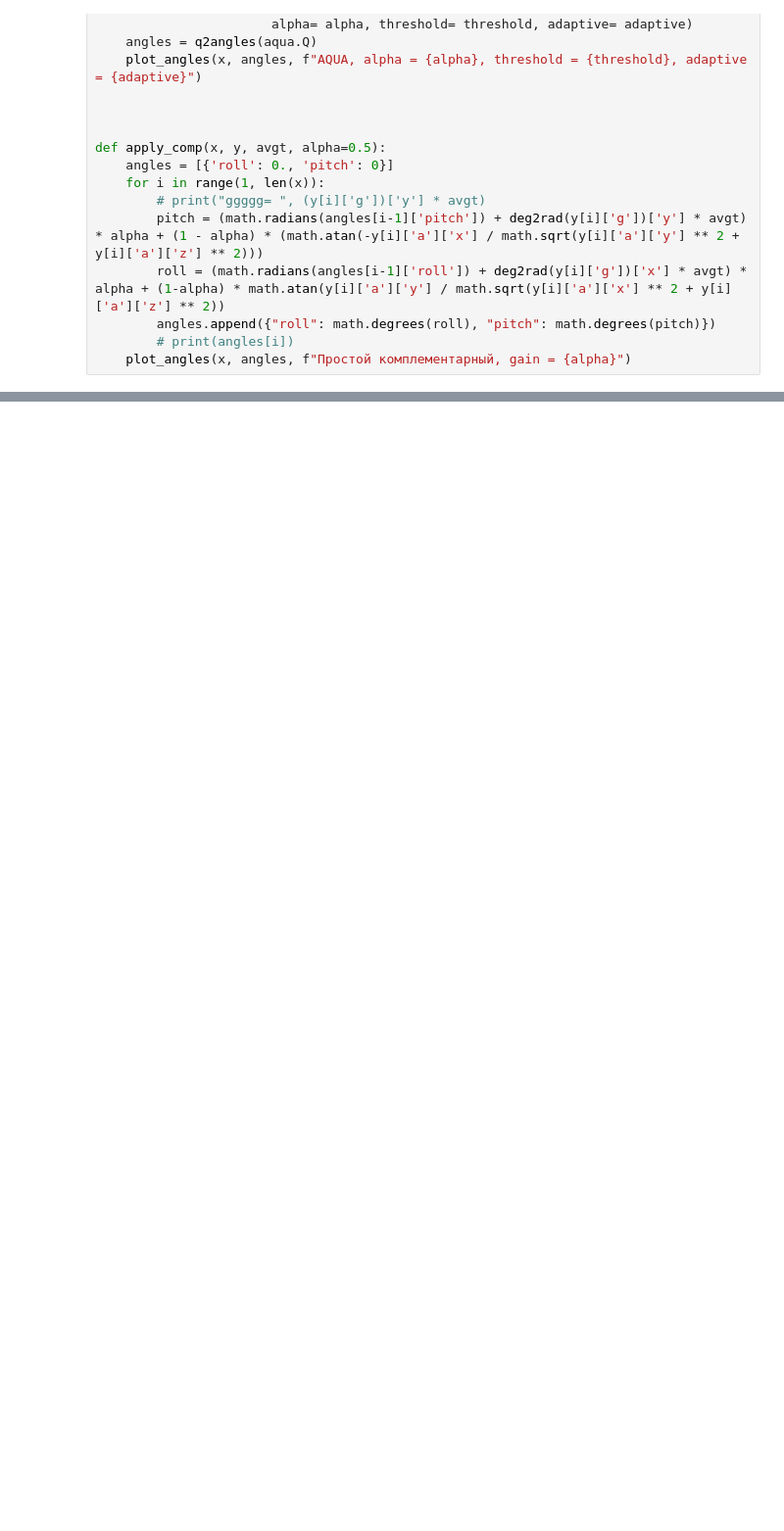
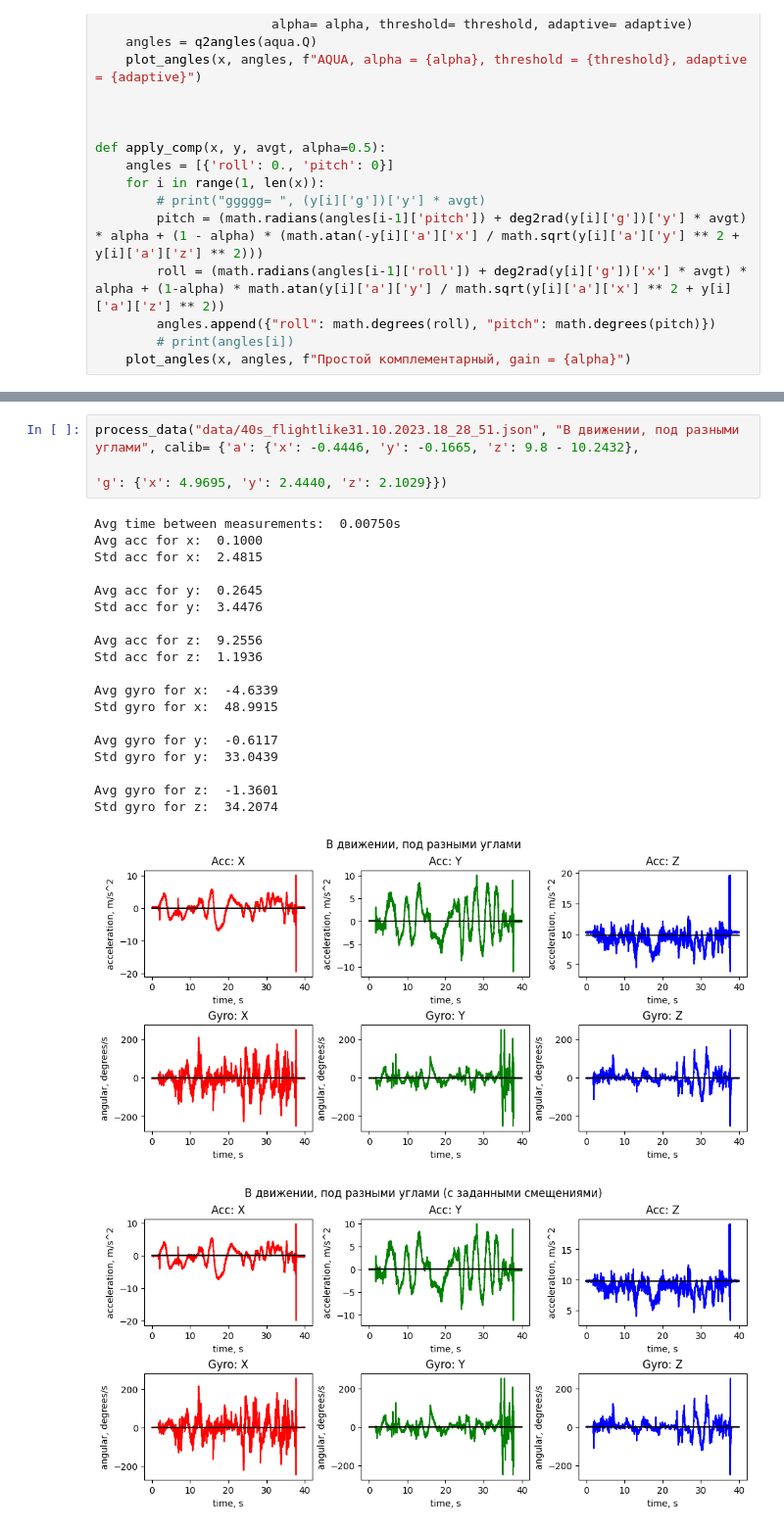
Before and after one commit to cbipok930/IMU-data-processing, a Jupyter notebook: n_Current.ipynb, the cells around one changed output, grey strips where cells are left out. Shown at 98% size. Drawn from its saved outputs; the diff is of its cells as text; blank space fills up the shorter version.

```diff
--- a/n_Current.ipynb
+++ b/n_Current.ipynb
@@ -231,3 +240,27 @@ Std roll:  0.02659
 
 Avg pitch:  -0.00003
 Std pitch:  0.02876
+# %%
+process_data("data/40s_flightlike31.10.2023.18_28_51.json", "В движении, под разными углами", calib= {'a': {'x': -0.4446, 'y': -0.1665, 'z': 9.8 - 10.2432},
+                                                                                                     'g': {'x': 4.9695, 'y': 2.4440, 'z': 2.1029}})
+# %% [output]
+Avg time between measurements:  0.00750s
+Avg acc for x:  0.1000
+Std acc for x:  2.4815
+
+Avg acc for y:  0.2645
+Std acc for y:  3.4476
+
+Avg acc for z:  9.2556
+Std acc for z:  1.1936
+
+Avg gyro for x:  -4.6339
+Std gyro for x:  48.9915
+
+Avg gyro for y:  -0.6117
+Std gyro for y:  33.0439
+
+Avg gyro for z:  -1.3601
+Std gyro for z:  34.2074
+[figure, added]
+[figure, added]
```
Also changed, not shown: parts of 4 cells of this notebook.
